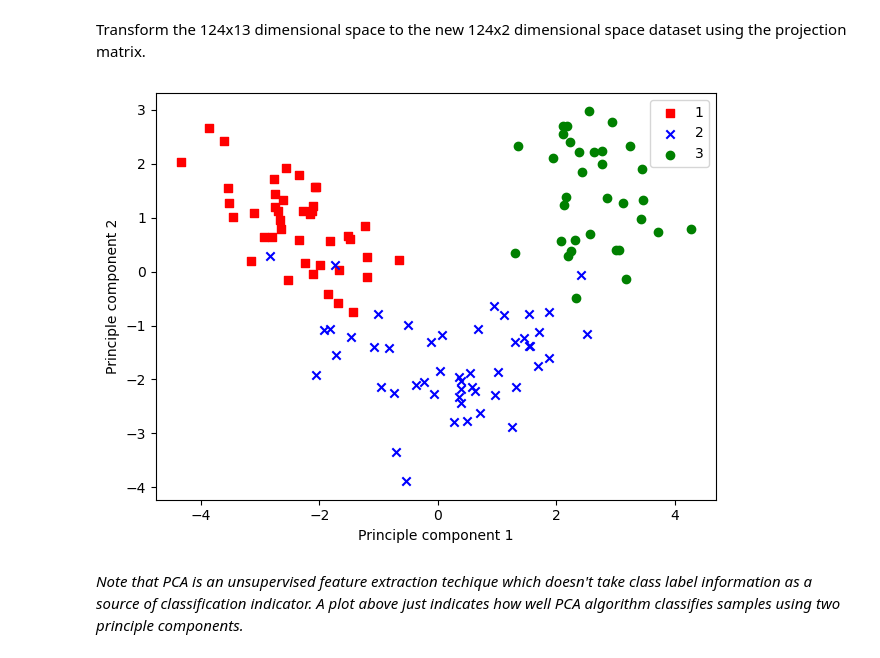
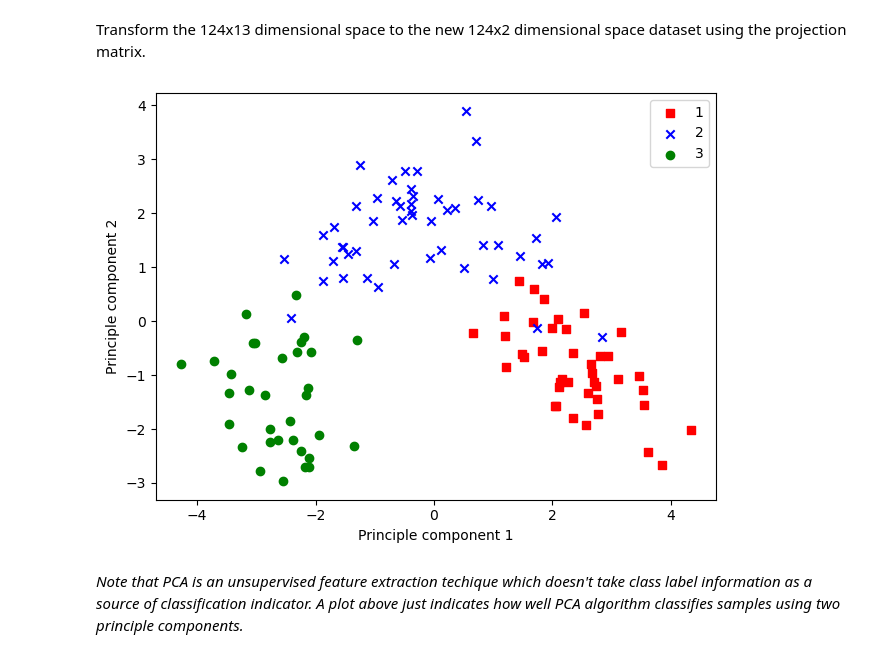
Before and after one commit to hanjihun2000/machine-learning, a Jupyter notebook: guide/feature-extraction.ipynb, the cells around one changed output. Cells and saved outputs as stored; diff of their text form; code cells hidden in the pictures.

```diff
--- a/guide/feature-extraction.ipynb
+++ b/guide/feature-extraction.ipynb
@@ -94,16 +94,16 @@ Transform the 124x13 dimensional space to the new 124x2 dimensional space datase
 # %%
 X_train_pca = X_train_std.dot(proj_mat)
 colors = ['r', 'b', 'g']
 markers = ['s', 'x', 'o']
 for l, c, m in zip(np.unique(y_train), colors, markers):
-    plt.scatter(X_train_pca[y_train == l, 0], X_train_pca[y_train == l, 1], c=c, label=l, marker=m)
+    plt.scatter(X_train_pca[y_train == l, 0]*-1, X_train_pca[y_train == l, 1]*-1, c=c, label=l, marker=m)
 plt.xlabel('Principle component 1')
 plt.ylabel('Principle component 2')
 plt.legend(loc='best')
 plt.tight_layout()
 plt.show()
 # %% [output]
-[figure, old version]
+[figure, new version]
 # %% [markdown]
 *Note that PCA is an unsupervised feature extraction techique which doesn't take class label information as a source of classification indicator. A plot above just indicates how well PCA algorithm classifies samples using two principle components.*
 # %% [markdown]
```
Also changed, not shown: parts of 20 cells of this notebook.
